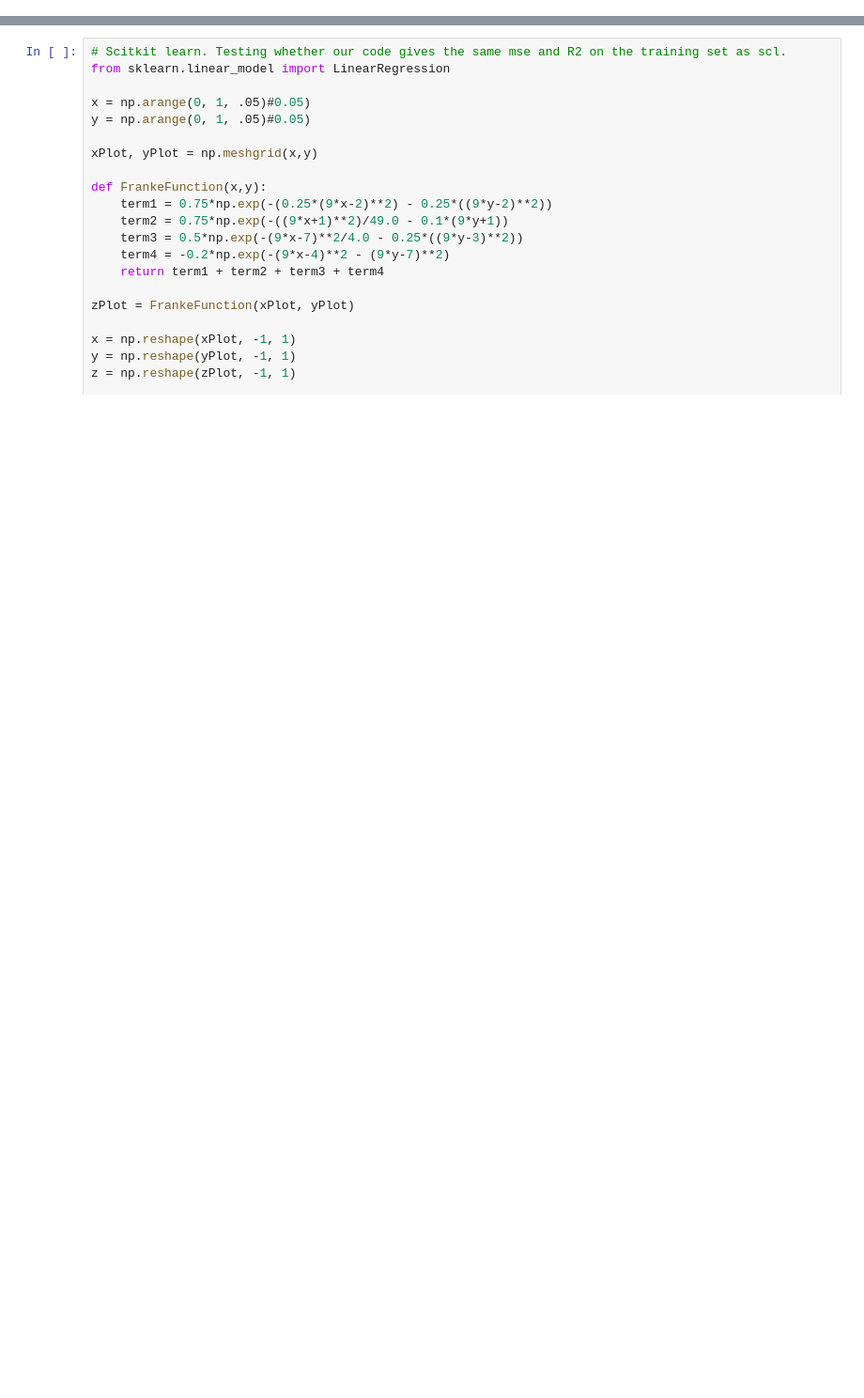
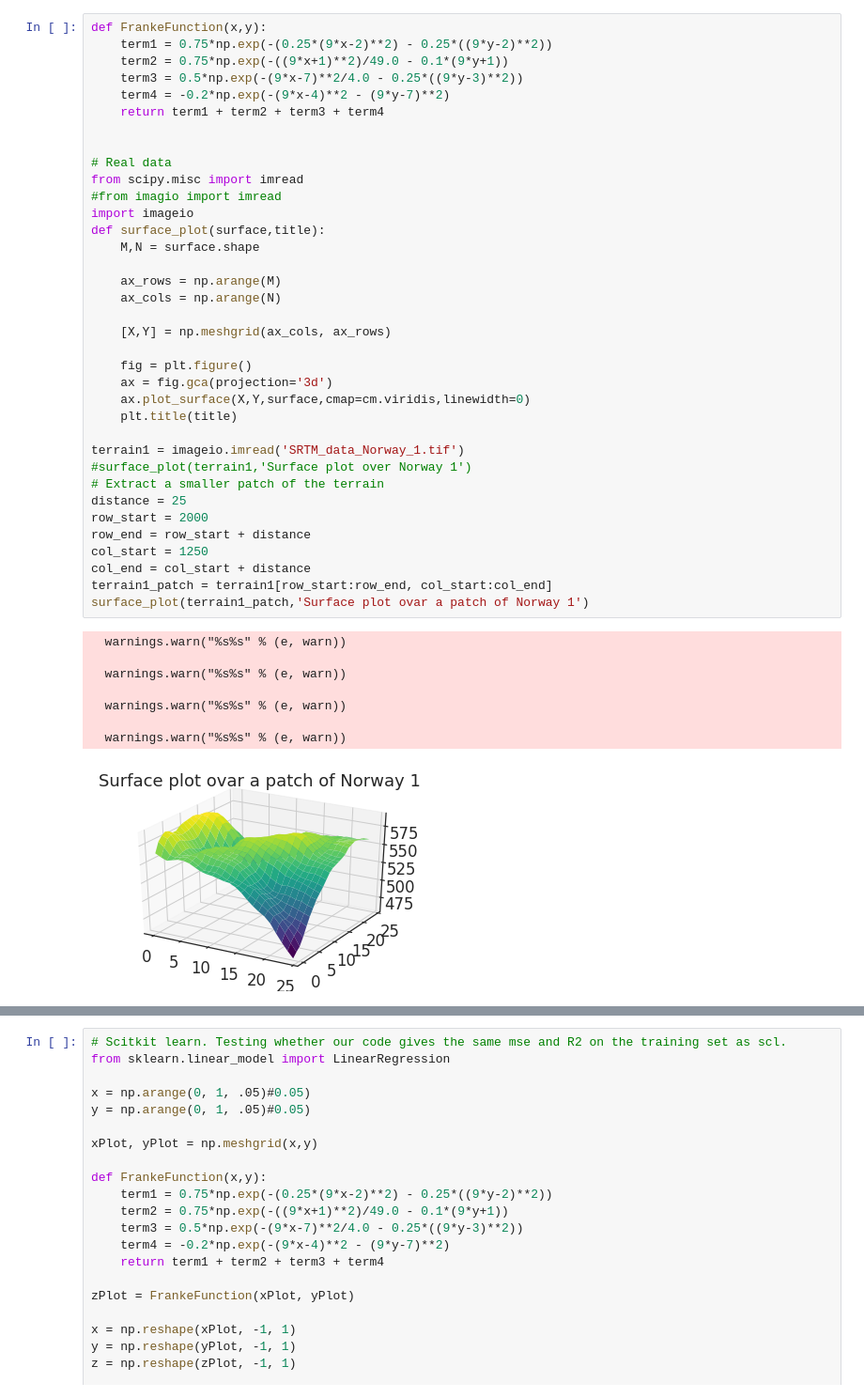
Before and after one commit to kaaja/ADAML, a Jupyter notebook: m1/m1Class.ipynb, the cells around one changed output, grey strips where cells are left out. Shown at 94% size. Saved outputs shown, nothing was run; the diff lists cells and outputs as text; blank space fills up the shorter version.

Commit message:
extraced classes, work real data

```diff
--- a/m1/m1Class.ipynb
+++ b/m1/m1Class.ipynb
@@ -1187,0 +122,45 @@ for noise in noises:
+# %%
+def FrankeFunction(x,y):
+    term1 = 0.75*np.exp(-(0.25*(9*x-2)**2) - 0.25*((9*y-2)**2))
+    term2 = 0.75*np.exp(-((9*x+1)**2)/49.0 - 0.1*(9*y+1))
+    term3 = 0.5*np.exp(-(9*x-7)**2/4.0 - 0.25*((9*y-3)**2))
+    term4 = -0.2*np.exp(-(9*x-4)**2 - (9*y-7)**2)
+    return term1 + term2 + term3 + term4
+
+
+# Real data
+from scipy.misc import imread
+#from imagio import imread
+import imageio
+def surface_plot(surface,title):
+    M,N = surface.shape
+
+    ax_rows = np.arange(M)
+    ax_cols = np.arange(N)
+
+    [X,Y] = np.meshgrid(ax_cols, ax_rows)
+
+    fig = plt.figure()
+    ax = fig.gca(projection='3d')
+    ax.plot_surface(X,Y,surface,cmap=cm.viridis,linewidth=0)
+    plt.title(title)
+
+terrain1 = imageio.imread('SRTM_data_Norway_1.tif')
+#surface_plot(terrain1,'Surface plot over Norway 1')
+# Extract a smaller patch of the terrain
+distance = 25
+row_start = 2000
+row_end = row_start + distance
+col_start = 1250
+col_end = col_start + distance
+terrain1_patch = terrain1[row_start:row_end, col_start:col_end]
+surface_plot(terrain1_patch,'Surface plot ovar a patch of Norway 1')
+# %% [output]
+  warnings.warn("%s%s" % (e, warn))
+
+  warnings.warn("%s%s" % (e, warn))
+
+  warnings.warn("%s%s" % (e, warn))
+
+  warnings.warn("%s%s" % (e, warn))
+[figure, added]
```
Also changed, not shown: parts of 66 cells of this notebook, 1 other file.
